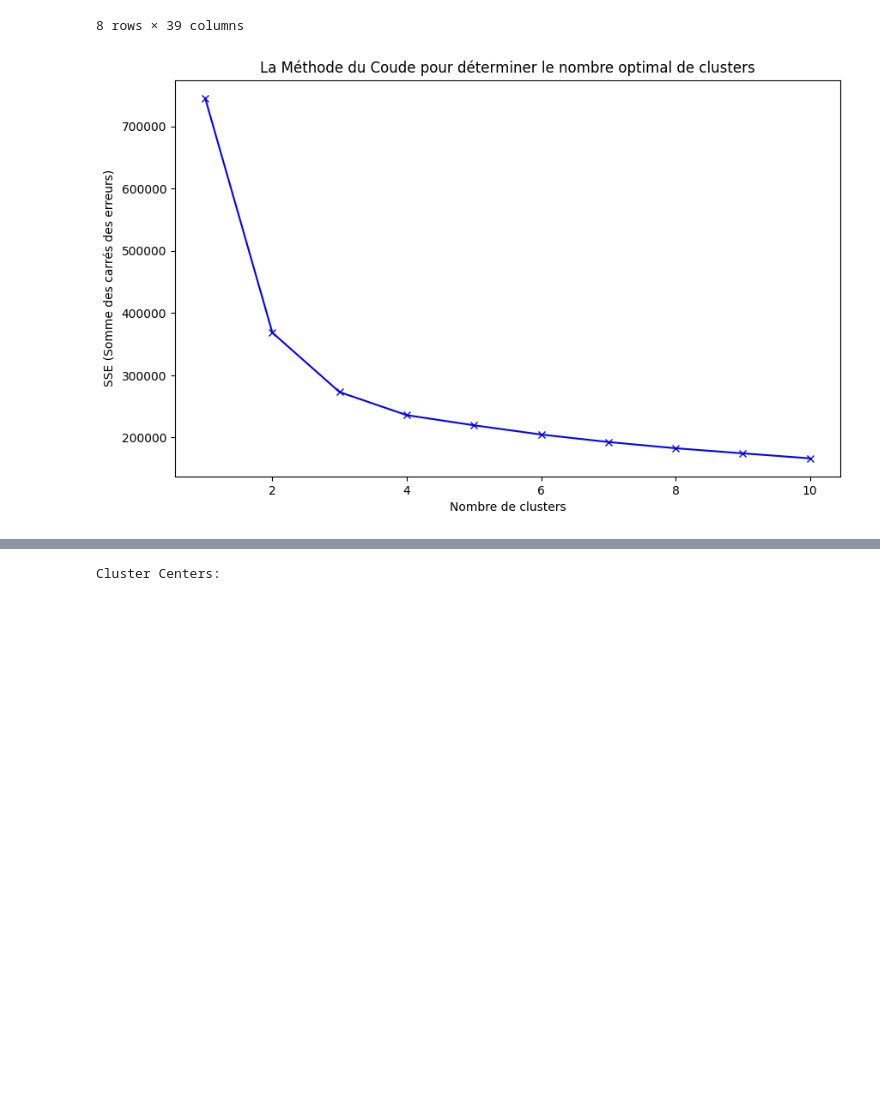
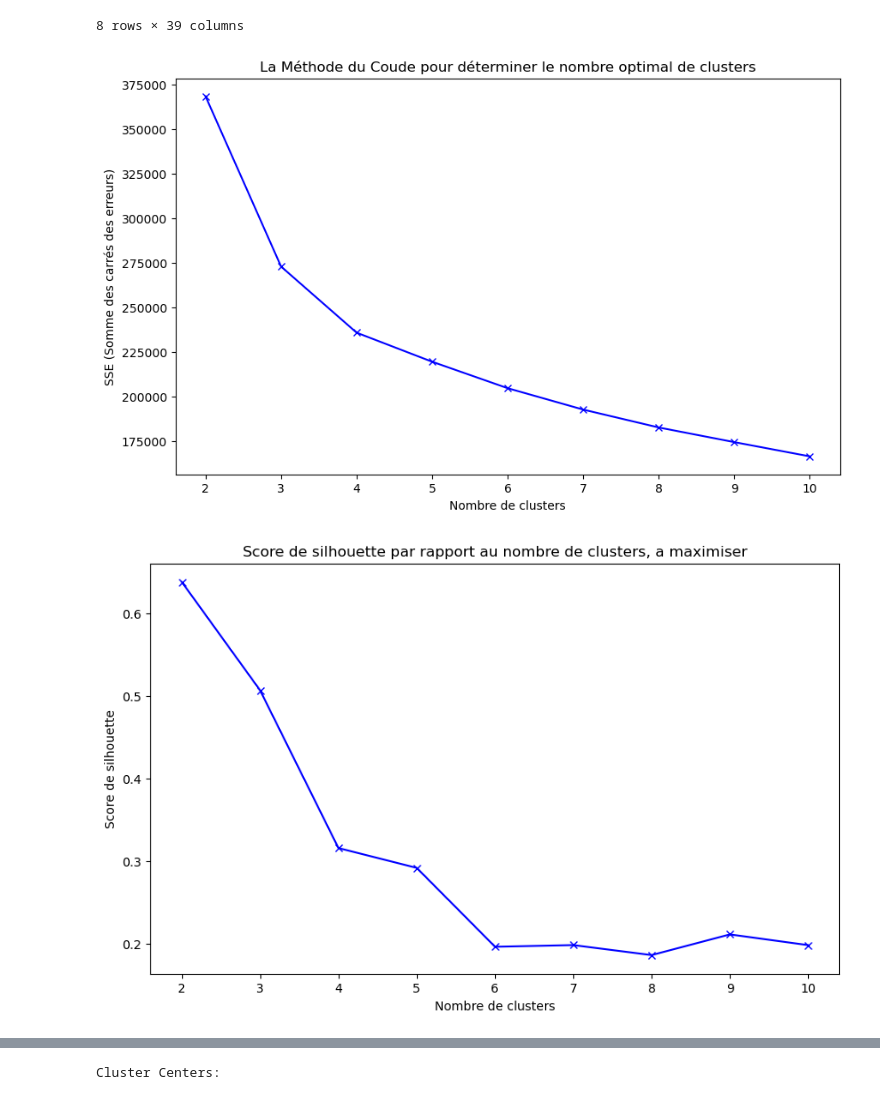
Before and after one commit to Coartix/Kantar, a Jupyter notebook: Observation.ipynb, the cells around one changed output, grey strips where cells are left out. Saved outputs shown, nothing was run; the diff lists cells and outputs as text; code cells hidden in the pictures; blank space fills up the shorter version.

Commit message:
added some analysis fo kmeans

```diff
--- a/Observation.ipynb
+++ b/Observation.ipynb
@@ -127,24 +151,57 @@ fig.show()
 # %%
 import matplotlib.pyplot as plt
 from sklearn.cluster import KMeans
 from sklearn.metrics import silhouette_score
 
 
-data = df_usage.iloc[:, 3:]
+df = df_usage.iloc[:, 3:]
 
 # Appliquer la méthode du coude pour trouver le nombre optimal de clusters
 sse = []
-for k in range(1, 11):  # Testons de 1 à 10 clusters
+silhouette_scores = []
+intra_cluster_distances = []
+inter_cluster_distances = []
+for k in range(2, 11):  # Testons de 2 à 10 clusters
     kmeans = KMeans(n_clusters=k, random_state=42, n_init=10)
-    kmeans.fit(data)
+    kmeans.fit(df)
     sse.append(kmeans.inertia_)  # Somme des carrés des distances des échantillons à leur centre de cluster le plus proche
+    silhouette_avg, intra_cluster_distance, inter_cluster_distance = calculate_clustering_scores(df, kmeans)
+    silhouette_scores.append(silhouette_avg)
+    intra_cluster_distances.append(intra_cluster_distance)
+    inter_cluster_distances.append(inter_cluster_distance)
+
 
 # Tracer la courbe SSE par rapport au nombre de clusters
 plt.figure(figsize=(10, 6))
-plt.plot(range(1, 11), sse, 'bx-')
+plt.plot(range(2, 11), sse, 'bx-')
 plt.xlabel('Nombre de clusters')
 plt.ylabel('SSE (Somme des carrés des erreurs)')
 plt.title('La Méthode du Coude pour déterminer le nombre optimal de clusters')
 plt.show()
+
+# Tracer la courbe de score de silhouette par rapport au nombre de clusters
+plt.figure(figsize=(10, 6))
+plt.plot(range(2, 11), silhouette_scores, 'bx-')
+plt.xlabel('Nombre de clusters')
+plt.ylabel('Score de silhouette')
+plt.title('Score de silhouette par rapport au nombre de clusters, a maximiser')
+plt.show()
+
+# Tracer la courbe de distance intra-cluster par rapport au nombre de clusters
+plt.figure(figsize=(10, 6))
+plt.plot(range(2, 11), intra_cluster_distances, 'bx-')
+plt.xlabel('Nombre de clusters')
+plt.ylabel('Distance intra-cluster')
+plt.title('Distance intra-cluster par rapport au nombre de clusters, a minimiser')
+plt.show()
+
+# Tracer la courbe de distance inter-cluster par rapport au nombre de clusters
+plt.figure(figsize=(10, 6))
+plt.plot(range(2, 11), inter_cluster_distances, 'bx-')
+plt.xlabel('Nombre de clusters')
+plt.ylabel('Distance inter-cluster')
+plt.title('Distance inter-cluster par rapport au nombre de clusters, a maximiser')
+plt.show()
 # %% [output]
-[figure, old version]
+[figure, new version]
+[figure, added]
```
Also changed, not shown: parts of 2 cells of this notebook.
